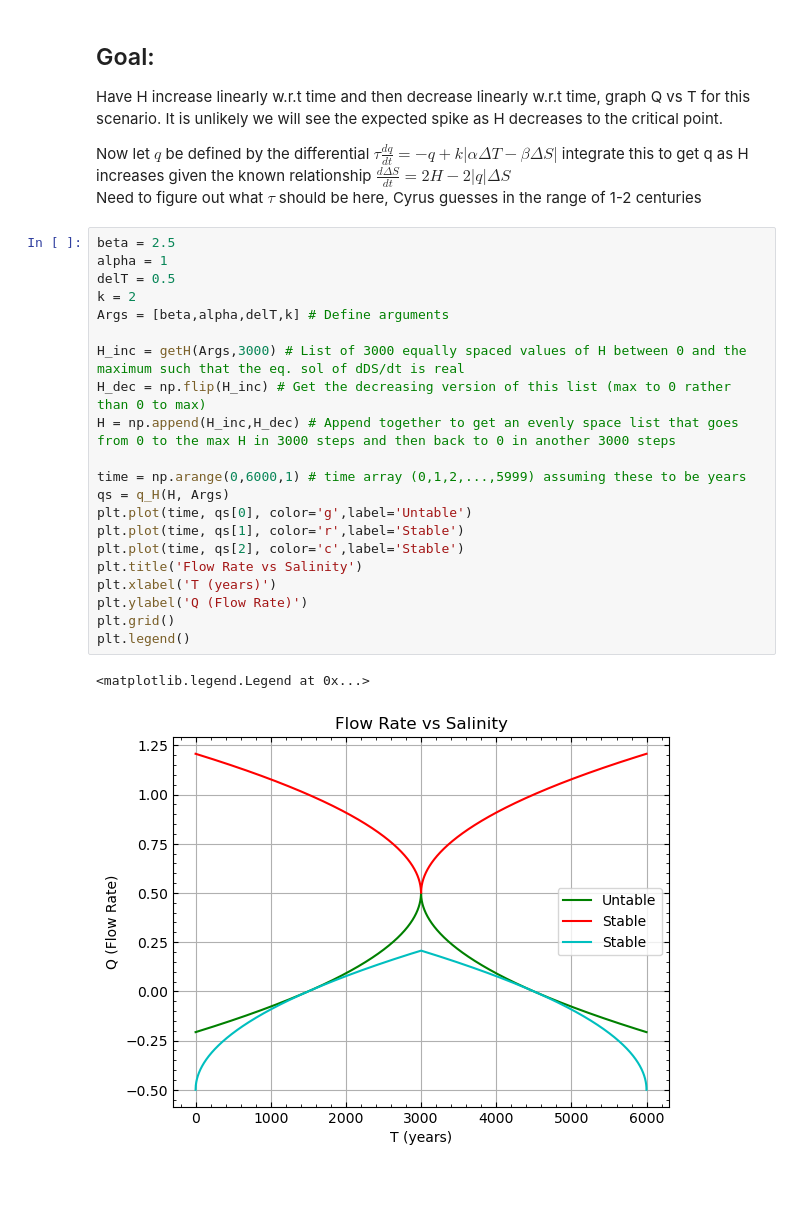
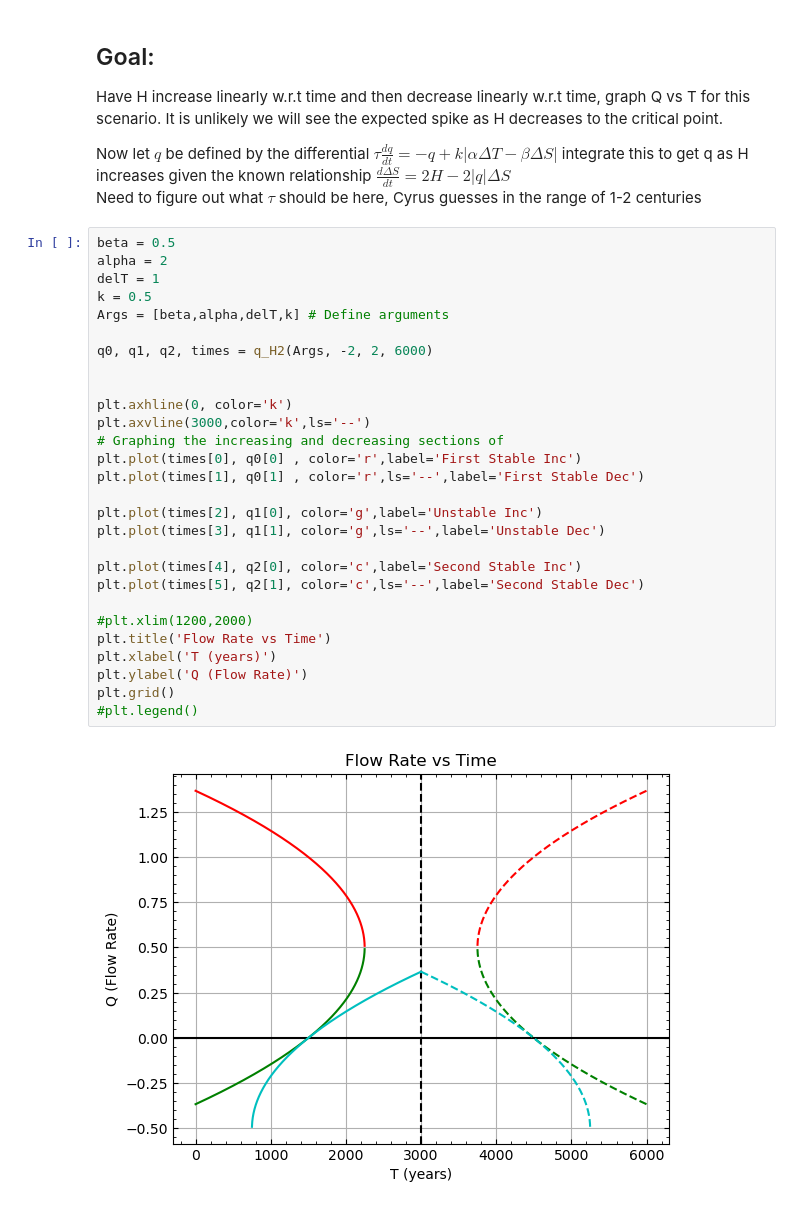
Before and after one commit to nsfuss/AMOC-Senior-Project, a Jupyter notebook: QvsT Modeling.ipynb, the cells around one changed output. Drawn from its saved outputs; the diff is of its cells as text; blank space fills up the shorter version.

Commit message:
Finished q_H2 in functions.py graphed the hysteresis in QvsT Modeling.ipynb

```diff
--- a/QvsT Modeling.ipynb
+++ b/QvsT Modeling.ipynb
@@ -18,26 +25,32 @@ Have H increase linearly w.r.t time and then decrease linearly w.r.t time, graph
 Now let $q$ be defined by the differential $\tau \frac{dq}{dt} = -q + k|\alpha \Delta T - \beta \Delta S|$ integrate this to get q as H increases given the known relationship $\frac{d \Delta S}{dt} = 2H - 2|q| \Delta S$ <br>
 Need to figure out what $\tau$ should be here, Cyrus guesses in the range of 1-2 centuries
 # %%
-beta = 2.5
-alpha = 1
-delT = 0.5
-k = 2
+beta = 0.5
+alpha = 2
+delT = 1
+k = 0.5
 Args = [beta,alpha,delT,k] # Define arguments
 
-H_inc = getH(Args,3000) # List of 3000 equally spaced values of H between 0 and the maximum such that the eq. sol of dDS/dt is real
-H_dec = np.flip(H_inc) # Get the decreasing version of this list (max to 0 rather than 0 to max)
-H = np.append(H_inc,H_dec) # Append together to get an evenly space list that goes from 0 to the max H in 3000 steps and then back to 0 in another 3000 steps
+q0, q1, q2, times = q_H2(Args, -2, 2, 6000)
 
-time = np.arange(0,6000,1) # time array (0,1,2,...,5999) assuming these to be years
-qs = q_H(H, Args)
-plt.plot(time, qs[0], color='g',label='Untable')
-plt.plot(time, qs[1], color='r',label='Stable')
-plt.plot(time, qs[2], color='c',label='Stable')
-plt.title('Flow Rate vs Salinity')
+
+plt.axhline(0, color='k')
+plt.axvline(3000,color='k',ls='--')
+# Graphing the increasing and decreasing sections of
+plt.plot(times[0], q0[0] , color='r',label='First Stable Inc')
+plt.plot(times[1], q0[1] , color='r',ls='--',label='First Stable Dec')
+
+plt.plot(times[2], q1[0], color='g',label='Unstable Inc')
+plt.plot(times[3], q1[1], color='g',ls='--',label='Unstable Dec')
+
+plt.plot(times[4], q2[0], color='c',label='Second Stable Inc')
+plt.plot(times[5], q2[1], color='c',ls='--',label='Second Stable Dec')
+
+#plt.xlim(1200,2000)
+plt.title('Flow Rate vs Time')
 plt.xlabel('T (years)')
 plt.ylabel('Q (Flow Rate)')
 plt.grid()
-plt.legend()
+#plt.legend()
 # %% [output]
-<matplotlib.legend.Legend at 0x...>
-[figure, old version]
+[figure, new version]
```
Also changed, not shown: parts of 9 cells of this notebook, 1 other file.
